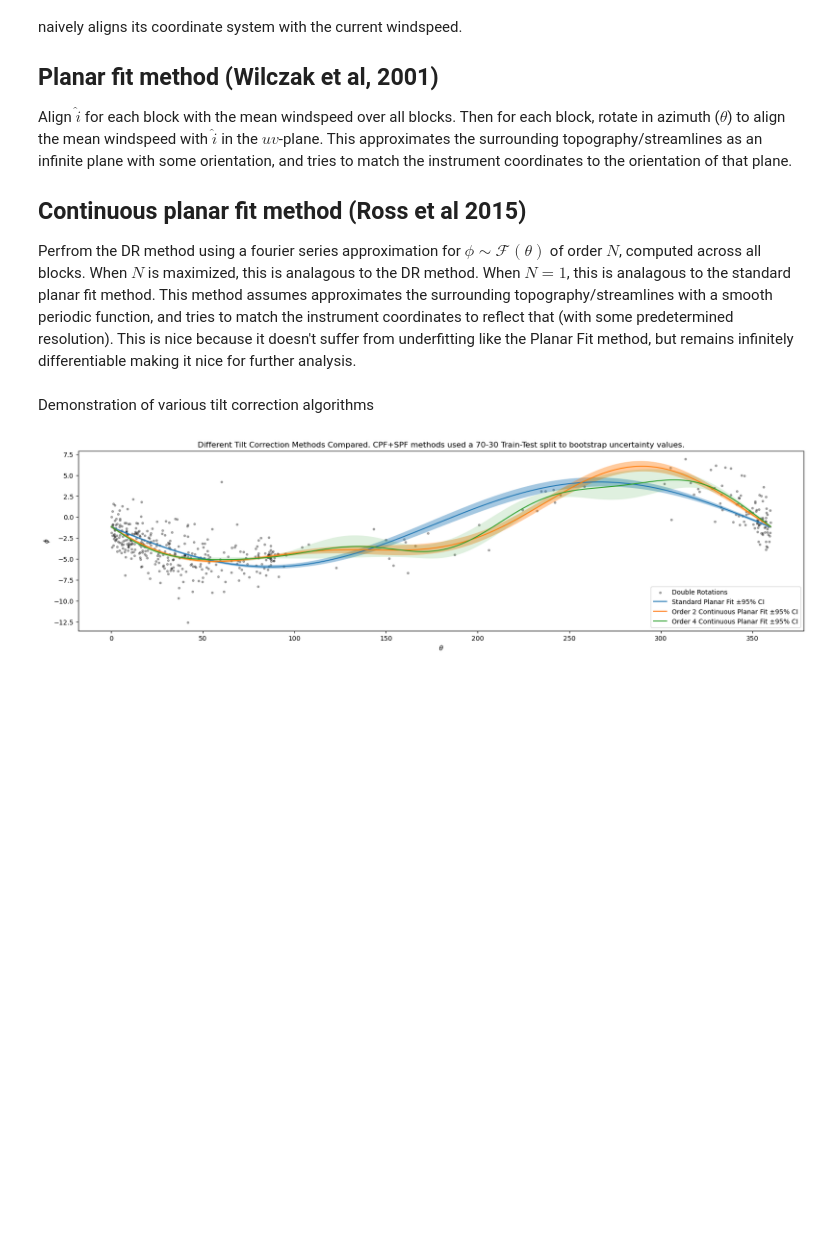
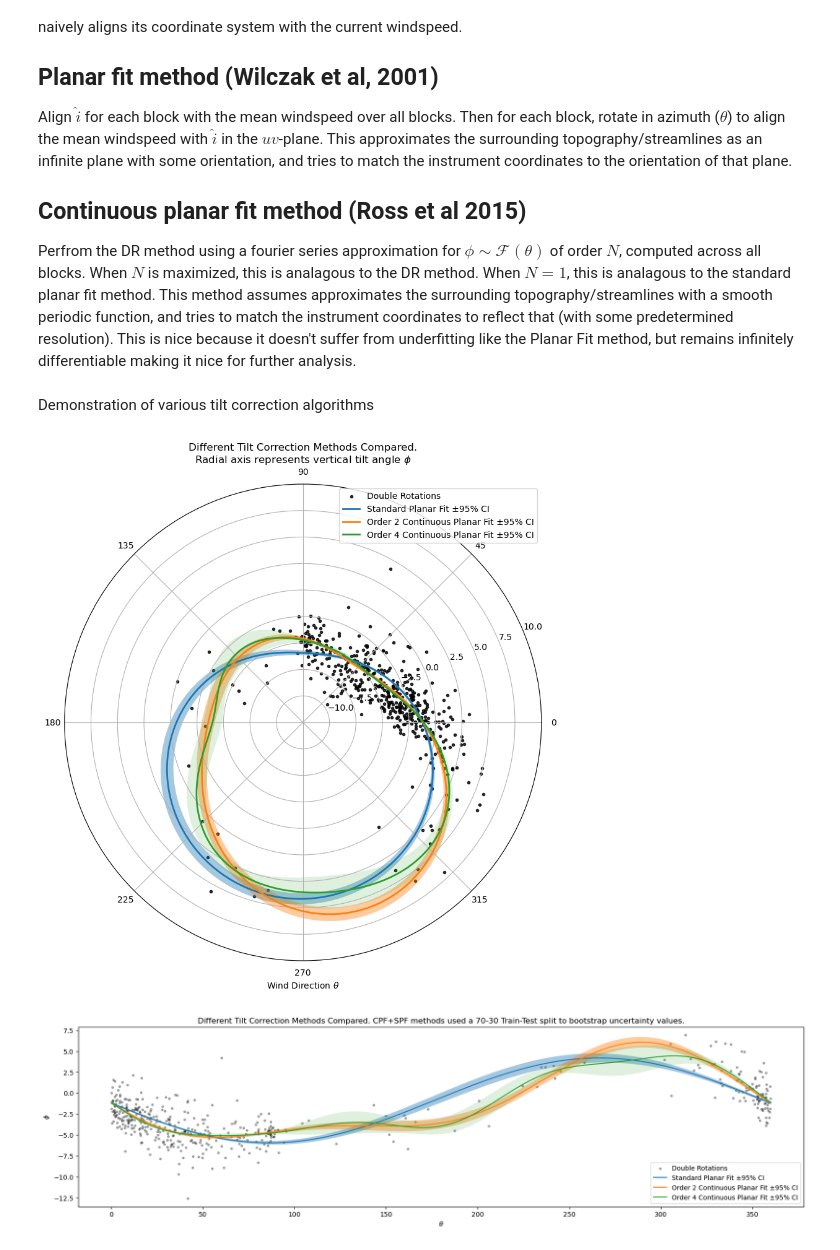
Before and after one commit to EwersLabUWyo/Platinum_EC, a Jupyter notebook: Testing Methods.ipynb, the cells around one changed output. Cells and saved outputs as stored; diff of their text form; code cells hidden in the pictures; blank space fills up the shorter version.

Commit message:
prettified graphs

```diff
--- a/Testing Methods.ipynb
+++ b/Testing Methods.ipynb
@@ -333,12 +172,32 @@ for i in tqdm(range(n)):
     phi_sim_SPF[:, i] = phi_approx_SPF(theta_sim)
 
 # convert rad->deg
-theta_sim = theta_sim*180/np.pi
-theta = theta*180/np.pi
+theta_sim = theta_sim
+theta = theta
 phi_DRF = phi_DRF*180/np.pi
 phi_sim_15CPF = phi_sim_15CPF*180/np.pi
 phi_sim_2CPF = phi_sim_2CPF*180/np.pi
 phi_sim_SPF = phi_sim_SPF*180/np.pi
+# %%
+fig = plt.figure(figsize=(10, 10))
+fig.add_subplot(projection= 'polar')
+plt.scatter(theta[idx], phi_DRF[idx], s=3**2, c='k', label='Double Rotations', alpha=0.8)
+plt.plot(theta_sim, phi_sim_SPF.mean(1), label='Standard Planar Fit ±95% CI', lw=2)
+plt.fill_between(theta_sim, phi_sim_SPF.mean(1) - phi_sim_SPF.std(1)*1.96, phi_sim_SPF.mean(1) + phi_sim_SPF.std(1)*1.96, alpha=0.4)
+plt.plot(theta_sim, phi_sim_2CPF.mean(1), label='Order 2 Continuous Planar Fit ±95% CI', lw=2)
+plt.fill_between(theta_sim, phi_sim_2CPF.mean(1) - phi_sim_2CPF.std(1)*1.96, phi_sim_2CPF.mean(1) + phi_sim_2CPF.std(1)*1.96, alpha=0.4)
+plt.plot(theta_sim, phi_sim_15CPF.mean(1), label='Order 4 Continuous Planar Fit ±95% CI', lw=2)
+plt.fill_between(theta_sim, phi_sim_15CPF.mean(1) - phi_sim_15CPF.std(1)*1.96, phi_sim_15CPF.mean(1) + phi_sim_15CPF.std(1)*1.96, alpha=0.15)
+
+plt.xticks(np.arange(0, 2*np.pi, np.pi/4), np.arange(0, 360, 45))
+plt.ylim(-12.5, 10)
+plt.xlabel('Wind Direction $\\theta$')
+plt.ylabel('')
+# plt.ylim(phi_DRF.min() - 5, phi_DRF.max() + 5)
+plt.title('Different Tilt Correction Methods Compared.\nRadial axis represents vertical tilt angle $\\phi$')
+plt.legend();
+# %% [output]
+[figure, added]
 # %%
 fig = plt.figure(figsize=(20,5))
 plt.scatter(theta[idx], phi_DRF[idx], s=3**2, c='k', label='Double Rotations', alpha=0.3)
```
Also changed, not shown: parts of 13 cells of this notebook.
